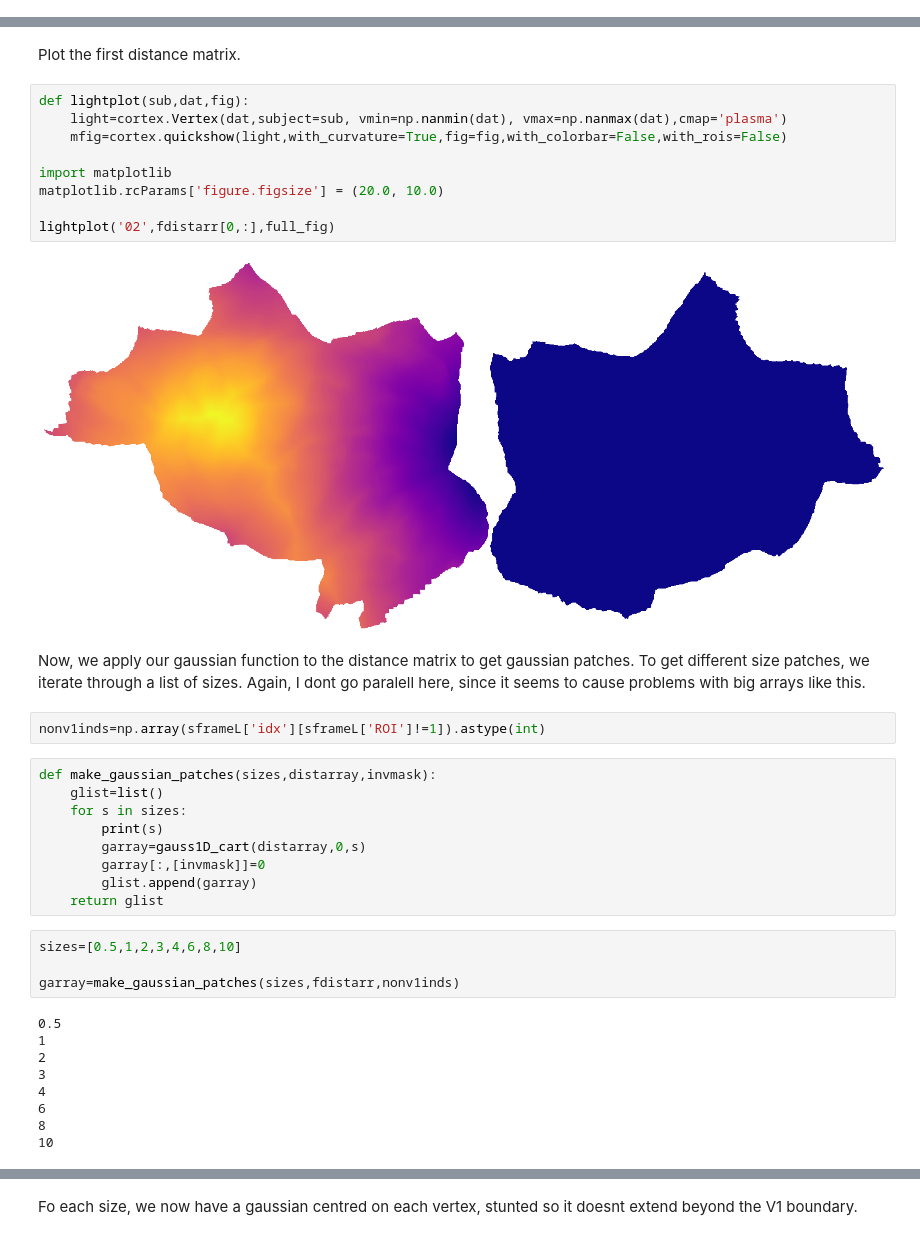
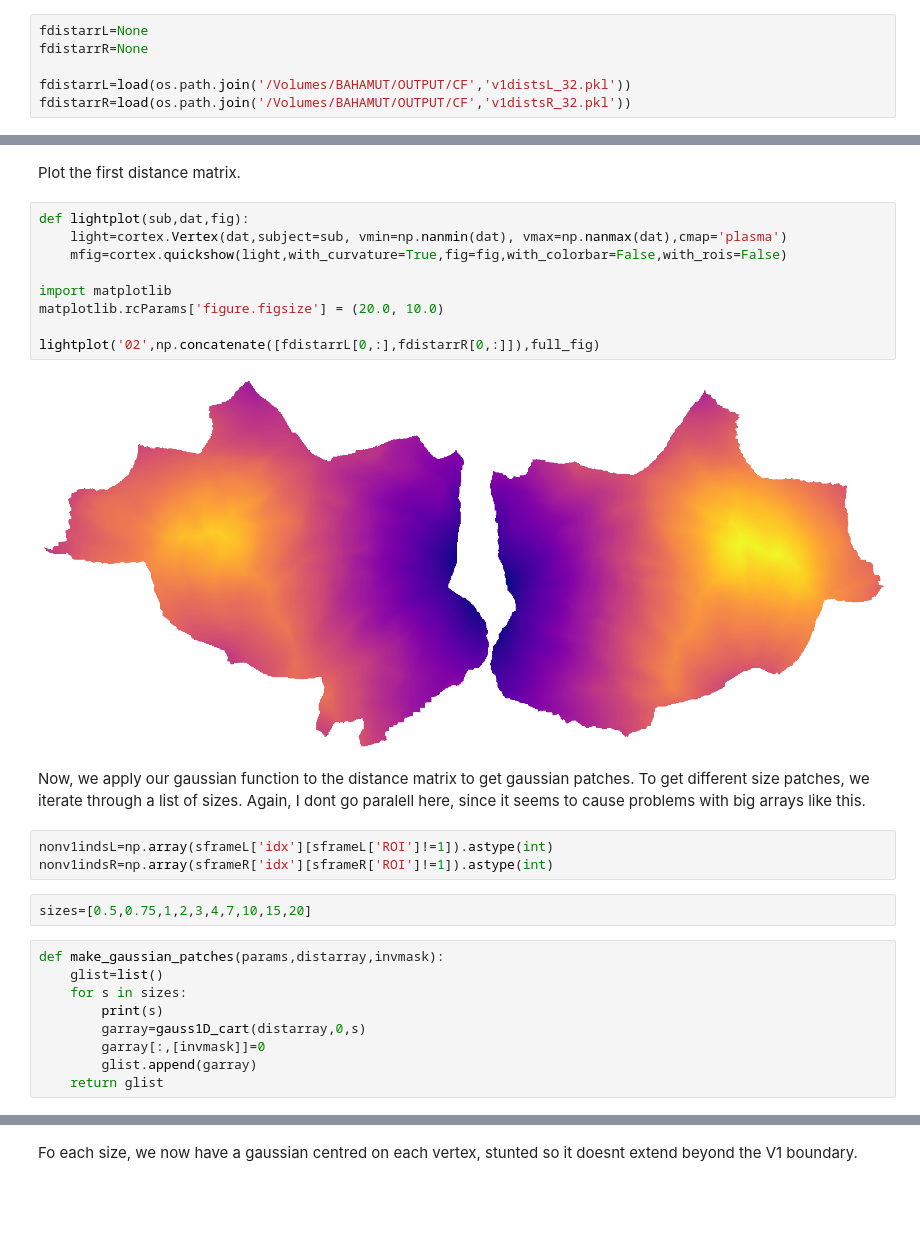
Before and after one commit to N-HEDGER/PRF_PLAYN, a Jupyter notebook: CF_play.ipynb, the cells around one changed output, grey strips where cells are left out. Drawn from its saved outputs; the diff is of its cells as text; blank space fills up the shorter version.

```diff
--- a/CF_play.ipynb
+++ b/CF_play.ipynb
@@ -167,3 +204,9 @@ fdistarr=get_geodesic_distance_array(surfs[0],cmask[0])
+# %%
+fdistarrL=None
+fdistarrR=None
+
+fdistarrL=load(os.path.join('/Volumes/BAHAMUT/OUTPUT/CF','v1distsL_32.pkl'))
+fdistarrR=load(os.path.join('/Volumes/BAHAMUT/OUTPUT/CF','v1distsR_32.pkl'))
 # %% [markdown]
 We now have a numpy array, with a distance matrix for each of the V1 vertices.
 # %%
@@ -175,20 +218,23 @@ Plot the first distance matrix.
 # %%
 def lightplot(sub,dat,fig):
     light=cortex.Vertex(dat,subject=sub, vmin=np.nanmin(dat), vmax=np.nanmax(dat),cmap='plasma')
     mfig=cortex.quickshow(light,with_curvature=True,fig=fig,with_colorbar=False,with_rois=False)
 
 import matplotlib
 matplotlib.rcParams['figure.figsize'] = (20.0, 10.0)
 
-lightplot('02',fdistarr[0,:],full_fig)
+lightplot('02',np.concatenate([fdistarrL[0,:],fdistarrR[0,:]]),full_fig)
 # %% [output]
-[figure, old version]
+[figure, new version]
 # %% [markdown]
 Now, we apply our gaussian function to the distance matrix to get gaussian patches. To get different size patches, we iterate through a list of sizes. Again, I dont go paralell here, since it seems to cause problems with big arrays like this.
 # %%
-nonv1inds=np.array(sframeL['idx'][sframeL['ROI']!=1]).astype(int)
+nonv1indsL=np.array(sframeL['idx'][sframeL['ROI']!=1]).astype(int)
+nonv1indsR=np.array(sframeR['idx'][sframeR['ROI']!=1]).astype(int)
+# %%
+sizes=[0.5,0.75,1,2,3,4,7,10,15,20]
 # %%
-def make_gaussian_patches(sizes,distarray,invmask):
+def make_gaussian_patches(params,distarray,invmask):
     glist=list()
     for s in sizes:
         print(s)
@@ -196,16 +242,3 @@ def make_gaussian_patches(sizes,distarray,invmask):
         garray[:,[invmask]]=0
         glist.append(garray)
     return glist
-# %%
-sizes=[0.5,1,2,3,4,6,8,10]
-
-garray=make_gaussian_patches(sizes,fdistarr,nonv1inds)
-# %% [output]
-0.5
-1
-2
-3
-4
-6
-8
-10
```
Also changed, not shown: parts of 98 cells of this notebook.
